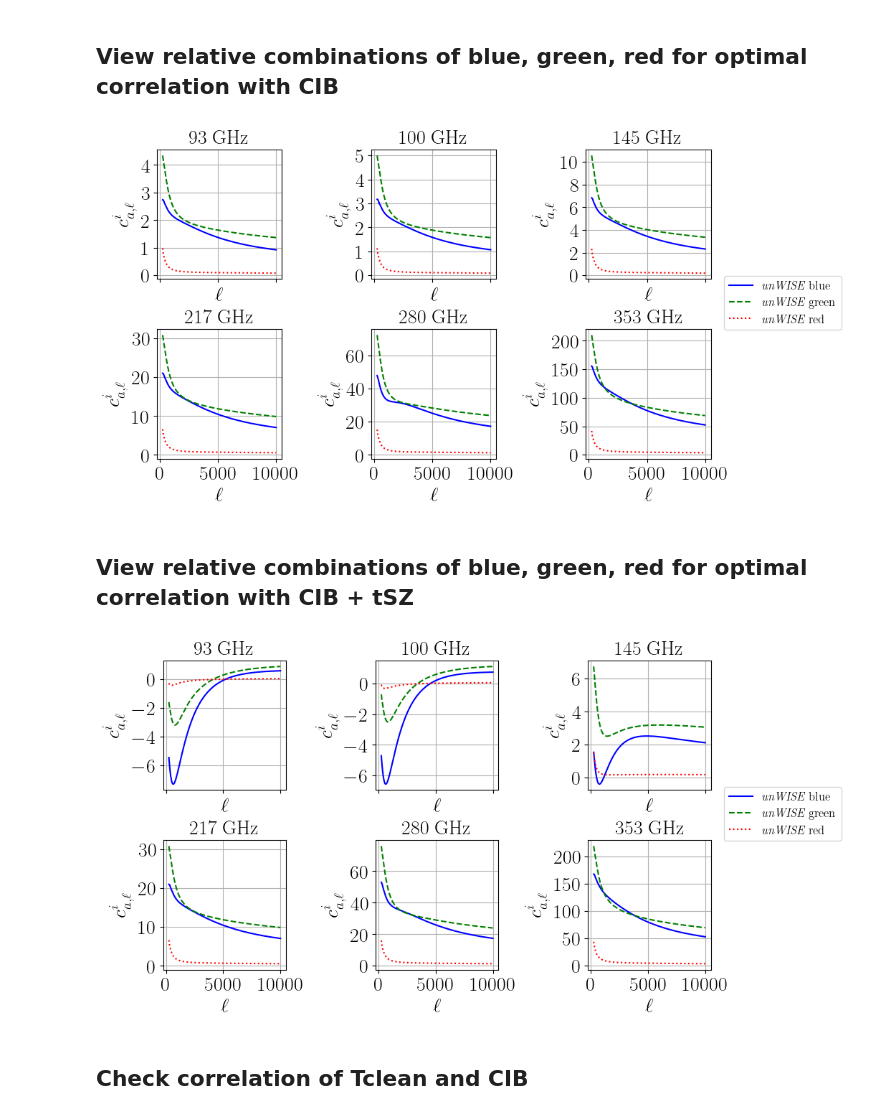
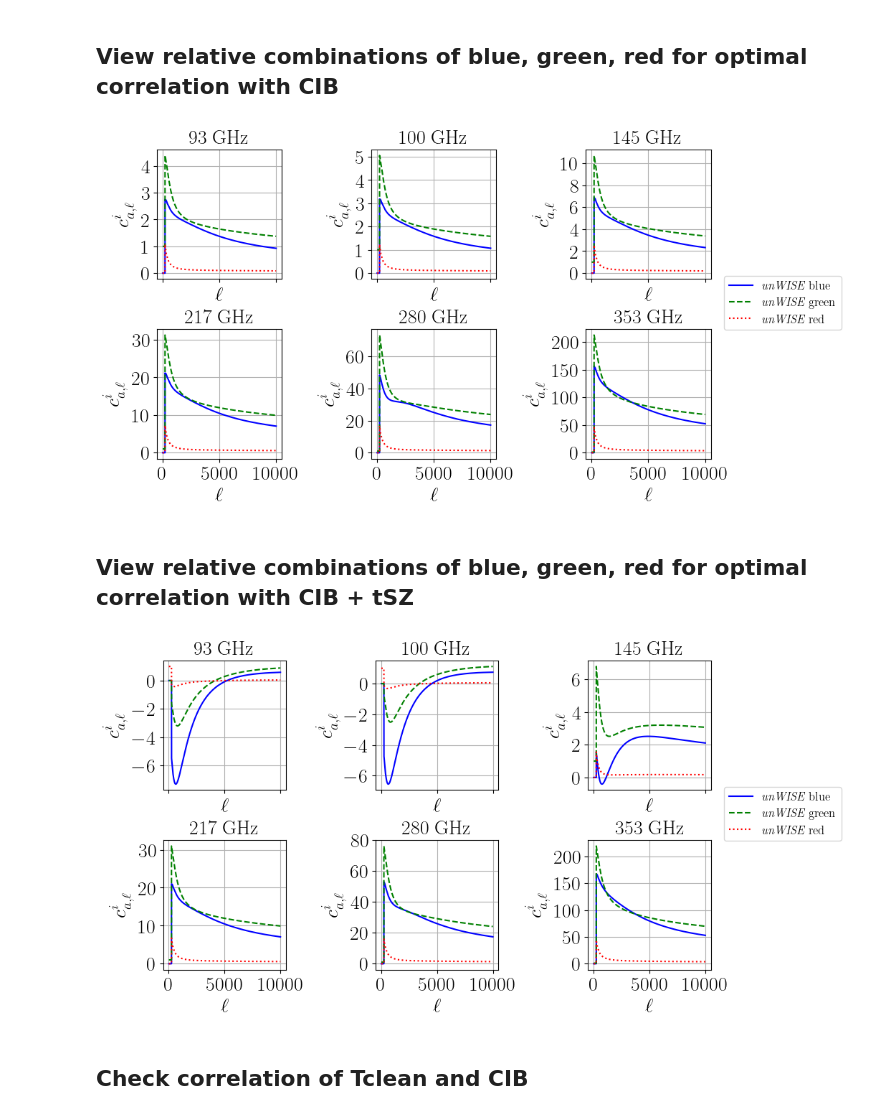
Before and after one commit to olakusiak/deCIBing, a Jupyter notebook: deCIB.ipynb, the cells around one changed output. Cells and saved outputs as stored; diff of their text form; code cells hidden in the pictures.

Commit message:
fix issue where corr coeff above 1 by only using one galaxy sample at these ells

```diff
--- a/deCIB.ipynb
+++ b/deCIB.ipynb
@@ -212,8 +200,10 @@ class spectra():
 
         all_shot_noise = np.delete(all_shot_noise, (0,5), axis=0)
         all_shot_noise = np.delete(all_shot_noise, (0,5), axis=1)
+        all_shot_noise = np.flip(all_shot_noise)
         self.cib_shot_noise = all_shot_noise
         return all_shot_noise
+
 
     def populate_all_spectra(self, plot=False):
         '''
@@ -252,7 +242,7 @@ class spectra():
                             spectrum = spectrum/(self.ells*(self.ells+1))*(2*np.pi)
                             spectrum[0] = 0
                             if comp1==comp2=='CIB': #add CIB shot noise
-                                spectrum += cib_shot_noise[len(self.freqs)-i-1][len(self.freqs)-j-1]
+                                spectrum += cib_shot_noise[i][j]
                         self.all_spectra[a][i][b][j] = spectrum
                         if plot:
                             plt.plot(self.ells, self.ells*(self.ells+1)*spectrum/(2*np.pi), label=f'{comp1}_{freq1}GHz, {comp2}_{freq2}GHz')
@@ -534,7 +524,15 @@ class de_CIB():
         self.c = np.zeros((len(self.freqs), 3, self.ellmax+1)) #index as c[i][a][l]
         cib_idx = self.comps.index('CIB')
         self.c = np.einsum('abl,bil,iil,aal->ial', self.rho_ab_inv, self.rho_cib, np.sqrt(self.spectra.all_spectra[cib_idx,:,cib_idx,:,:]), 1/np.sqrt(self.Clgg))
-
+        #values of c may artificially give correlation coefficients above 1 for low ell at high frequencies
+        corr = np.einsum('al,al->l', self.c[-1], self.spectra.comp_cross_g_spectra[cib_idx][-1]) / np.sqrt(self.spectra.all_spectra[cib_idx][-1][cib_idx][-1]*np.einsum('al,bl,abl->l', m1.c[-1],m1.c[-1],m1.Clgg))
+        max_ell_invalid_corr = np.amax(np.where(corr >= 1))
+        self.c[:,:,:max_ell_invalid_corr+1] = 0.
+        best_g = np.argmax(self.rho_cib[:,:,:max_ell_invalid_corr+1], axis=0) #(nfreqs, max_ell_invalid_corr)
+        for i, freq in enumerate(self.freqs):
+            for l in range(max_ell_invalid_corr+1):
+                a = best_g[i,l]
+                self.c[i,a,l] = 1.
 
     def get_f(self):
         cib_idx = self.spectra.comps.index('CIB')
@@ -722,7 +720,15 @@ class de_CIBplustSZ():
         cib_idx = self.comps.index('CIB')
         tsz_idx = self.comps.index('tSZ')
         self.c = np.einsum('abl,bil,iil,aal->ial', self.rho_ab_inv, self.rho_cibplustsz, np.sqrt(self.spectra.all_spectra[cib_idx,:,cib_idx,:,:] + self.spectra.all_spectra[tsz_idx,:,tsz_idx,:,:] + 2*self.spectra.all_spectra[tsz_idx,:,cib_idx,:,:]), 1/np.sqrt(self.Clgg))
-
+        #values of c may artificially give correlation coefficients above 1 for low ell at high frequencies
+        corr = np.einsum('al,al->l', self.c[-1], self.spectra.comp_cross_g_spectra[cib_idx][-1] + self.spectra.comp_cross_g_spectra[tsz_idx][-1]) / np.sqrt((self.spectra.all_spectra[cib_idx][-1][cib_idx][-1]+self.spectra.all_spectra[tsz_idx][-1][tsz_idx][-1]+2*self.spectra.all_spectra[tsz_idx][-1][cib_idx][-1])*np.einsum('al,bl,abl->l', self.c[-1],self.c[-1],self.Clgg))
+        max_ell_invalid_corr = np.amax(np.where(corr >= 1))
+        self.c[:,:,:max_ell_invalid_corr+1] = 0.
+        best_g = np.argmax(self.rho_cibplustsz[:,:,:max_ell_invalid_corr+1], axis=0) #(nfreqs, max_ell_invalid_corr)
+        for i, freq in enumerate(self.freqs):
+            for l in range(max_ell_invalid_corr+1):
+                a = best_g[i,l]
+                self.c[i,a,l] = 1.
 
     def get_f(self):
         cib_idx = self.spectra.comps.index('CIB')
@@ -1047,7 +1055,6 @@ base_dir = 'ilc-moto-2-15_websky'
 output_dir = 'plots/websky'
 freqs = [93, 100, 145, 217, 280, 353] #where 100, 217, 353 from Planck and 93, 145, 280 from SO
 comps = ['CMB', 'tSZ', 'kSZ', 'CIB', 'noise']
-start = 250 #ell value to start plots
 
 gg_shot_noise = np.array([[0.92e-7, 6.22e-9, 0], [6.22e-9, 1.81e-7, 4.67e-8], [0, 4.67e-8, 29.6e-7]]) #index as gg_shot_noise[a][b] for blue, green, red, Alex shot noise
 gg_shot_noise = np.array([[10.**(-7.066348), 6.22e-9, 0], [6.22e-9, 10.**(-6.813347), 4.67e-8], [0, 4.67e-8, 10.**(-5.54813)]]) #index as gg_shot_noise[a][b] for blue, green, red, shot noise from minimization 1-23
@@ -1067,5 +1074,5 @@ for i in range(len(freqs)):
 
 spectra1 = spectra(base_dir, ellmax, freqs, comps, gg_shot_noise, noise=None) #use this line for SO and Planck noise levels
 # spectra1 = spectra(base_dir, ellmax, freqs, comps, gg_shot_noise, noise=noise_cl) #use this line for 1 uk arcmin noise levels
-spectra1.get_cls(plot=False)
+spectra1.get_cls(plot=True)
 # %% [output]
@@ -1299,40 +1297,42 @@ plt.show()
 # %% [markdown]
 ## View relative combinations of blue, green, red for optimal correlation with CIB
 # %%
+stop=10000
 fig, ((ax1, ax2, ax3), (ax4, ax5, ax6)) = plt.subplots(2, 3, figsize=(9,6), sharex=True)
 axes = [ax1, ax2, ax3, ax4, ax5, ax6]
 for i in range(len(spectra1.freqs)):
     plt.axes(axes[i])
     plt.title(f'{spectra1.freqs[i]} GHz', fontsize=20)
     plt.grid()
     for j in range(3):
         if j==0:
             color='blue'
             linestyle='solid'
         elif j==1:
             color='green'
             linestyle='dashed'
         else:
             color='red'
             linestyle='dotted'
-        plt.plot(ells[start:], m1.c[i][j][start:], color=color, label=r'$\emph{unWISE}$ ' + color, linestyle=linestyle)
+        plt.plot(ells[start:stop], m1.c[i][j][start:stop], color=color, label=r'$\emph{unWISE}$ ' + color, linestyle=linestyle)
     plt.xlabel(r'$\ell$', fontsize=20)
     plt.ylabel(r'$c^i_{a,\ell}$', fontsize=20)
     plt.yticks(fontsize=20)
     plt.xticks(fontsize=20)
     handles, labels = ax4.get_legend_handles_labels()
 fig.legend(handles, labels, bbox_to_anchor=(1.17, 0.57), fontsize=12)
 plt.tight_layout()
 fig = plt.gcf()
 # plt.suptitle('Optimal Combination of unWISE samples for CIB', fontsize=20)
 fig.subplots_adjust(top=0.85)
 plt.savefig(f'{output_dir}/optimal_comb_CIB.pdf', bbox_inches = "tight")
 plt.show()
 # %% [output]
-[figure, old version]
+[figure, new version]
 # %% [markdown]
 ## View relative combinations of blue, green, red for optimal correlation with CIB + tSZ
 # %%
+stop = 10000
 fig, ((ax1, ax2, ax3), (ax4, ax5, ax6)) = plt.subplots(2, 3, figsize=(9,6), sharex=True)
 axes = [ax1, ax2, ax3, ax4, ax5, ax6]
 for i in range(len(spectra1.freqs)):
@@ -1349,7 +1349,7 @@ for i in range(len(spectra1.freqs)):
         else:
             color='red'
             linestyle='dotted'
-        plt.plot(ells[start:], m7.c[i][j][start:], color=color, label=r'$\emph{unWISE}$ ' + color, linestyle=linestyle)
+        plt.plot(ells[start:stop], m7.c[i][j][start:stop], color=color, label=r'$\emph{unWISE}$ ' + color, linestyle=linestyle)
     plt.xlabel(r'$\ell$', font=font)
     plt.ylabel(r'$c^i_{a,\ell}$', font=font)
     plt.yticks(fontsize=20)
@@ -1363,7 +1363,7 @@ fig.subplots_adjust(top=0.85)
 plt.savefig(f'{output_dir}/optimal_comb_CIBplustSZ.pdf', bbox_inches = "tight")
 plt.show()
 # %% [output]
-[figure, old version]
+[figure, new version]
 # %% [markdown]
 ## Check correlation of Tclean and CIB
 # %%
```
Also changed, not shown: parts of 30 cells of this notebook, 16 other files.
